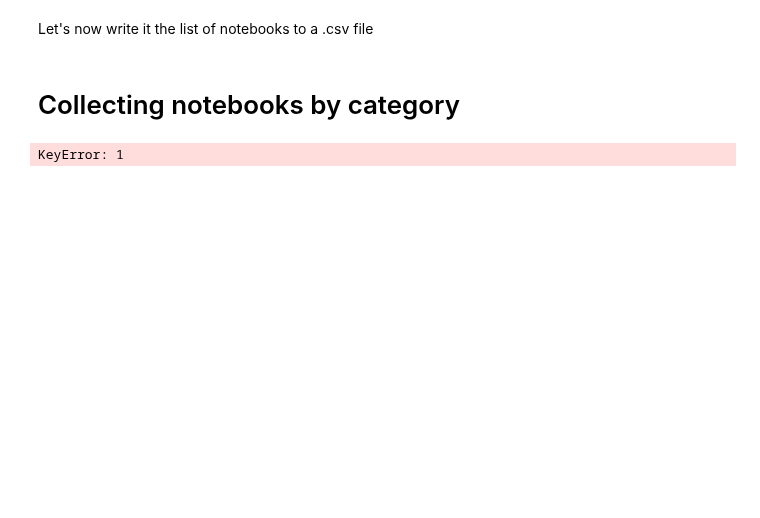
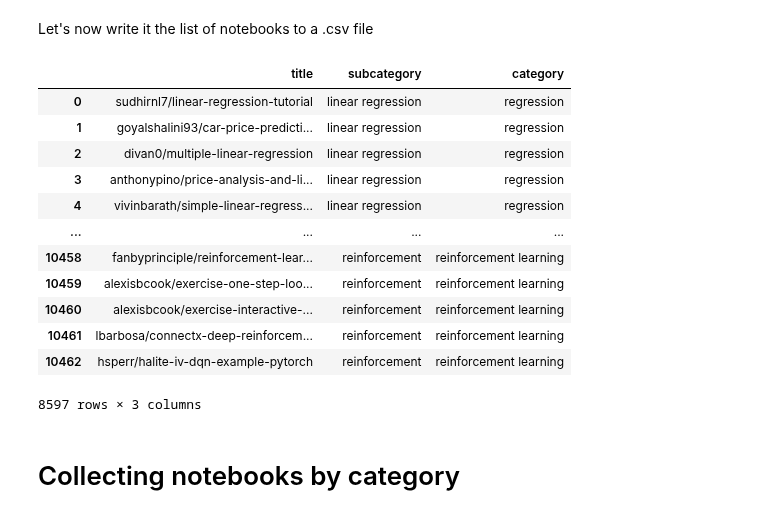
Before and after one commit to dikraMasrour/NotebookDocGen, a Jupyter notebook: Scripts/Classification_Task/notebooks/collect_data.ipynb, the cells around one changed output. Saved outputs shown, nothing was run; the diff lists cells and outputs as text; code cells hidden in the pictures; blank space fills up the shorter version.

Commit message:
Final list of ntb_ready_to_pull

```diff
--- a/Scripts/Classification_Task/notebooks/collect_data.ipynb
+++ b/Scripts/Classification_Task/notebooks/collect_data.ipynb
@@ -269,17 +283,27 @@ df_clean.shape
 Let's now write it the list of notebooks to a .csv file
 # %%
 df_clean.to_csv(DATA_PATH_NOTEBOOKS+'ntb_list_clean.csv')
+# %%
+df_clean
+# %% [output]
+|  | title | subcategory | category |
+| 0 | sudhirnl7/linear-regression-tutorial | linear regression | regression |
+| 1 | goyalshalini93/car-price-predicti... | linear regression | regression |
+| 2 | divan0/multiple-linear-regression | linear regression | regression |
+| 3 | anthonypino/price-analysis-and-li... | linear regression | regression |
+| 4 | vivinbarath/simple-linear-regress... | linear regression | regression |
+| ... | ... | ... | ... |
+| 10458 | fanbyprinciple/reinforcement-lear... | reinforcement | reinforcement learning |
+| 10459 | alexisbcook/exercise-one-step-loo... | reinforcement | reinforcement learning |
+| 10460 | alexisbcook/exercise-interactive-... | reinforcement | reinforcement learning |
+| 10461 | lbarbosa/connectx-deep-reinforcem... | reinforcement | reinforcement learning |
+| 10462 | hsperr/halite-iv-dqn-example-pytorch | reinforcement | reinforcement learning |
+8597 rows × 3 columns
 # %% [markdown]
 # Collecting notebooks by category
 # %%
-for row in df_clean. :
-        title = df.loc[row, 'title']
-        categ = df.loc[row, 'category']
+for i in df_clean.index :
         try :
-                kernels = api.kernels_list(search = title, page_size=1)
-                for kernel in kernels:
-                        api.kernels_pull(kernel.ref, path = DATA_PATH_NOTEBOOKS + categ)
+                api.kernels_pull(df_clean.loc[i]['title'], path = DATA_PATH_NOTEBOOKS + df_clean.loc[i]['category'])
         except Exception as e:
             print('Kaggle API exception : ', kernel.ref, 'Notebook not found')
-# %% [output]
-KeyError: 1
```
Also changed, not shown: parts of 12 cells of this notebook, 2 other files.
